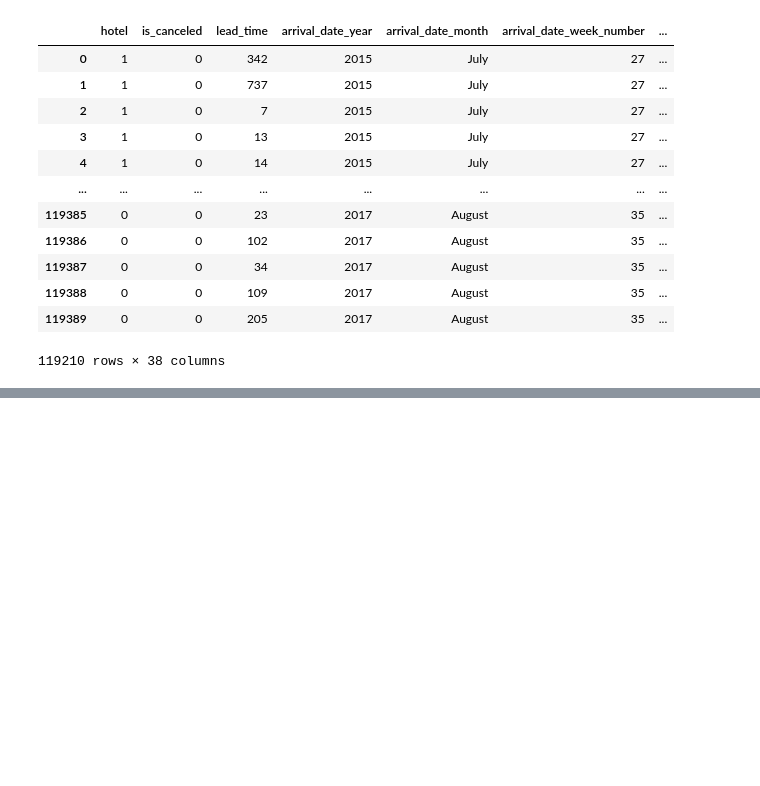
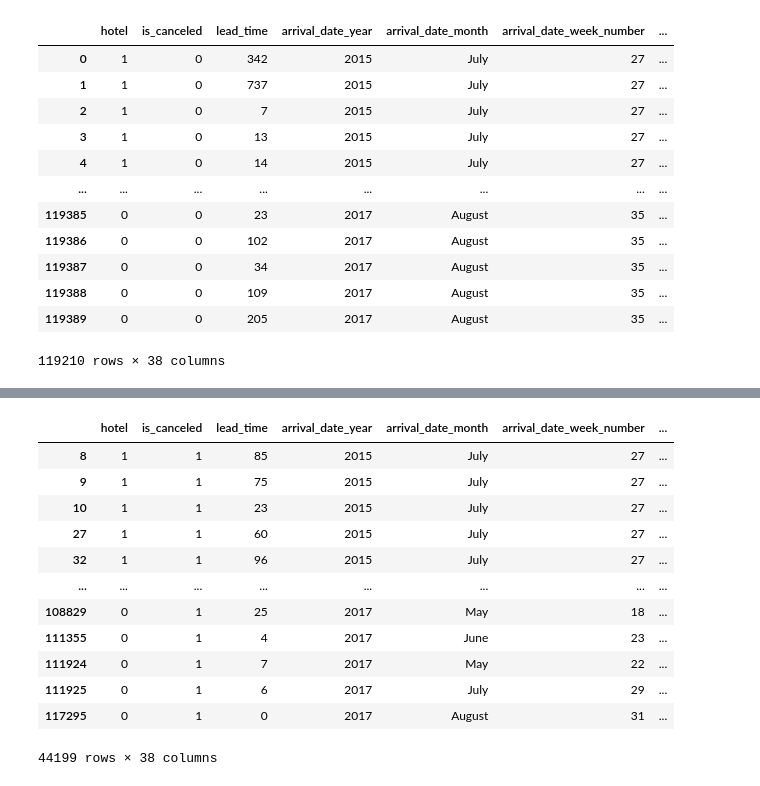
Before and after one commit to burakarslan/IDSA_Project03, a Jupyter notebook: 02- Data Cleaning & EDA.ipynb, the cells around one changed output, grey strips where cells are left out. Saved outputs shown, nothing was run; the diff lists cells and outputs as text; code cells hidden in the pictures; blank space fills up the shorter version.

```diff
--- a/02- Data Cleaning & EDA.ipynb
+++ b/02- Data Cleaning & EDA.ipynb
@@ -406,0 +428,16 @@ df
+# %%
+df[df.is_canceled==1]
+# %% [output]
+|  | hotel | is_canceled | lead_time | arrival_date_year | arrival_date_month | arrival_date_week_number | ... |
+| 8 | 1 | 1 | 85 | 2015 | July | 27 | ... |
+| 9 | 1 | 1 | 75 | 2015 | July | 27 | ... |
+| 10 | 1 | 1 | 23 | 2015 | July | 27 | ... |
+| 27 | 1 | 1 | 60 | 2015 | July | 27 | ... |
+| 32 | 1 | 1 | 96 | 2015 | July | 27 | ... |
+| ... | ... | ... | ... | ... | ... | ... | ... |
+| 108829 | 0 | 1 | 25 | 2017 | May | 18 | ... |
+| 111355 | 0 | 1 | 4 | 2017 | June | 23 | ... |
+| 111924 | 0 | 1 | 7 | 2017 | May | 22 | ... |
+| 111925 | 0 | 1 | 6 | 2017 | July | 29 | ... |
+| 117295 | 0 | 1 | 0 | 2017 | August | 31 | ... |
+44199 rows × 38 columns
```
Also changed, not shown: parts of 2 cells of this notebook, 2 other files.
